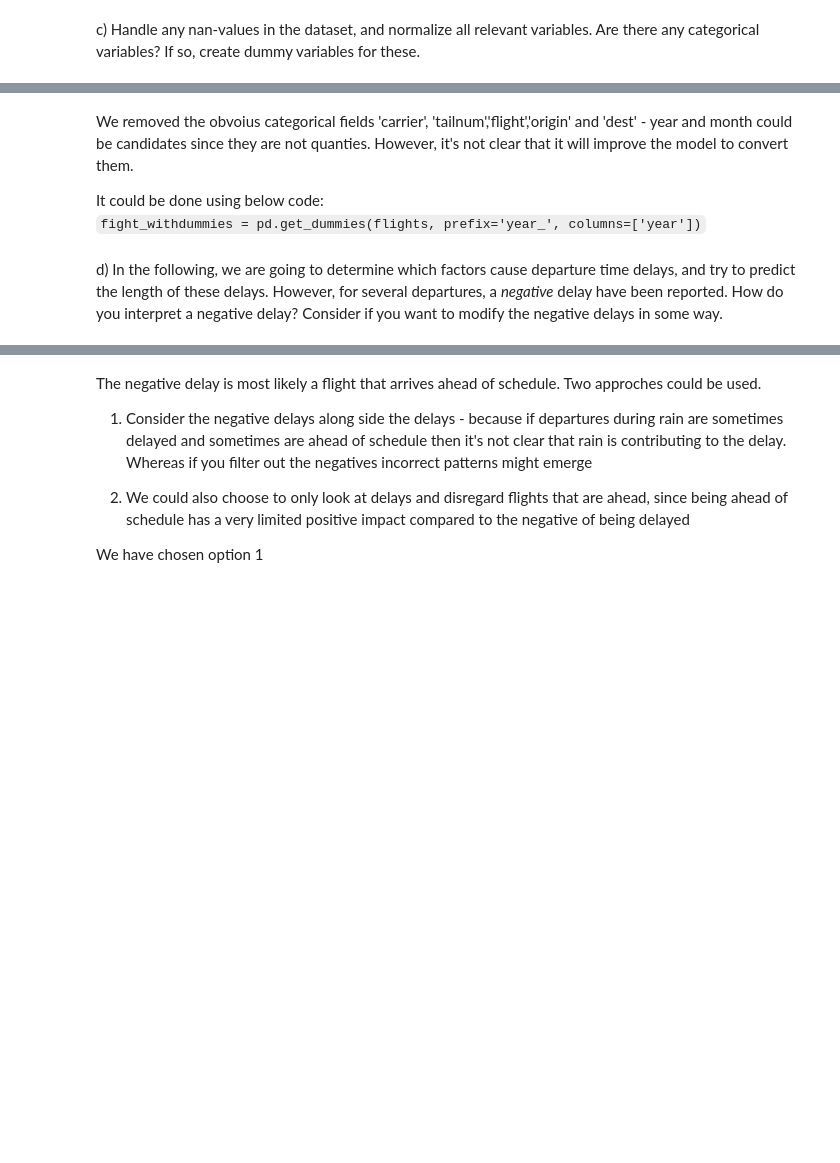
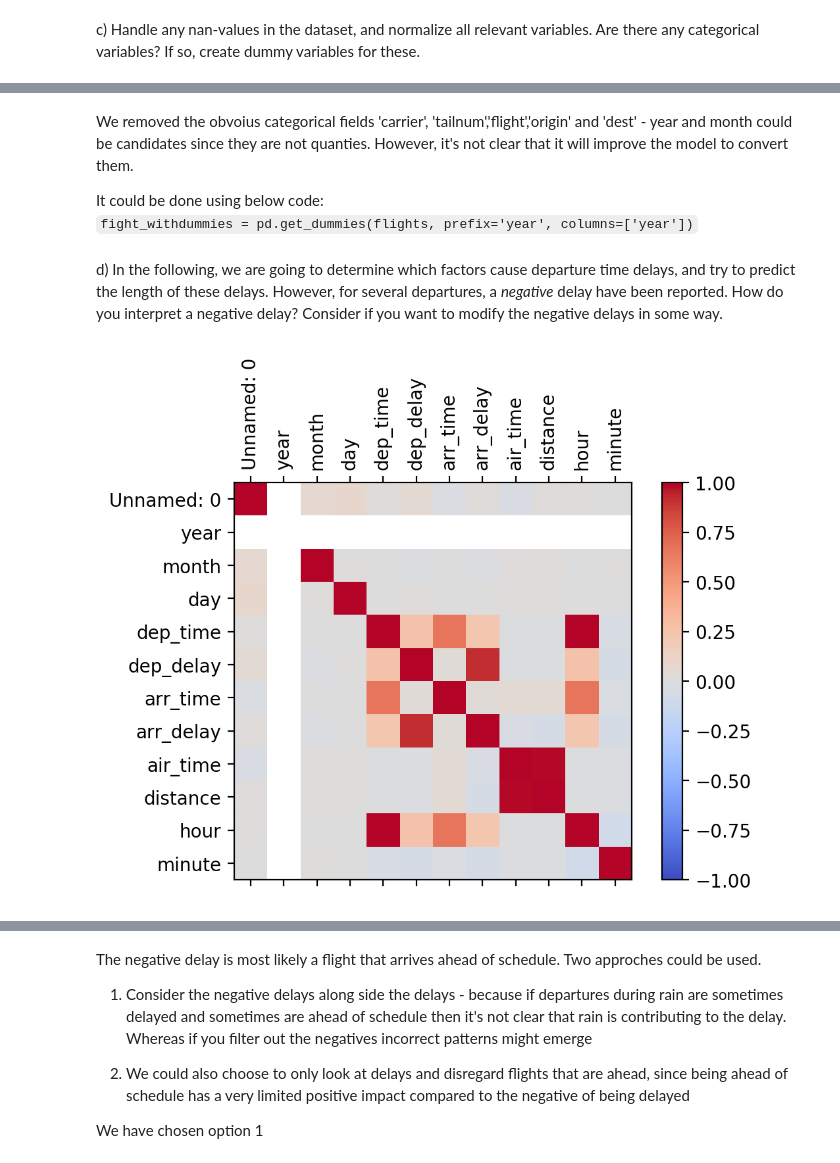
Before and after one commit to StephanThierry/ML-Group6, a Jupyter notebook: STH/STH-Assignment_3.ipynb, the cells around one changed output, grey strips where cells are left out. Cells and saved outputs as stored; diff of their text form; code cells hidden in the pictures; blank space fills up the shorter version.

```diff
--- a/STH/STH-Assignment_3.ipynb
+++ b/STH/STH-Assignment_3.ipynb
@@ -287,9 +287,8 @@ a) Load the data as a pandas dataframe and display the first 5 rows of the datas
 import pandas as pd
 
 flights= pd.read_csv('flights.csv')
-for col in ['carrier','tailnum','flight','origin','dest']:
-    flights = flights.drop(columns=col)
+flights = flights.drop(columns=['carrier','tailnum','flight','origin','dest'])
 print("Columns after drop: " + str(flights.columns))
 
 # Display first 5 rows
-print(flights[:5])
+print(flights[:5]) ## same af .head()
@@ -304,3 +335,6 @@ flights.hist( figsize=(14,16))
+# %%
+flights = flights.apply(np.log)
+#flights
 # %% [markdown]
 c) Handle any nan-values in the dataset, and normalize all relevant variables. Are there any categorical variables? If so, create dummy variables for these.
 # %%
@@ -318,9 +370,13 @@ print(flights.isnull().sum())
 #  like the mean, the mode or the median - in this case we use the
 #  'mode' meaning the most frequent observation. The code for "mean" is included in the comment
 
-for col in ['dep_time','dep_delay','arr_time','arr_delay','air_time','hour','minute']:
-    flights[col] = flights[col].fillna(flights[col].mode()[0])
-    #flights[col] = flights[col].fillna(flights[col].mean())
+# Replace:
+#for col in ['dep_time','dep_delay','arr_time','arr_delay','air_time','hour','minute']:
+#    flights[col] = flights[col].fillna(flights[col].mode()[0])
+#    #flights[col] = flights[col].fillna(flights[col].mean())
+
+# Drop: (It's ~3% of the data, so we have decided to drop it)
+flights = flights.dropna()     # Same as: flights.dropna(inplace=True)
 
 # We now see that we have 0 nulls in our dataset
 print(flights.isnull().sum())
@@ -328,6 +398,30 @@ print(flights.isnull().sum())
 We removed the obvoius categorical fields 'carrier', 'tailnum','flight','origin' and 'dest' - year and month could be candidates since they are not quanties. However, it's not clear that it will improve the model to convert them.
 
 It could be done using below code:
-`fight_withdummies = pd.get_dummies(flights, prefix='year_', columns=['year'])`
+`fight_withdummies = pd.get_dummies(flights, prefix='year', columns=['year'])`
 # %% [markdown]
 d) In the following, we are going to determine which factors cause departure time delays, and try to predict the length of these delays. However, for several departures, a *negative* delay have been reported. How do you interpret a negative delay? Consider if you want to modify the negative delays in some way.
+# %%
+from IPython.core.pylabtools import figsize
+import matplotlib
+%matplotlib inline
+
+matplotlib.rcParams['font.size'] = 10
+matplotlib.rcParams['figure.dpi'] = 200
+
+corr = flights.corr()
+fig_corr = plt.figure()
+ax = fig_corr.add_subplot(111)
+cax = ax.matshow(corr,cmap='coolwarm', vmin=-1, vmax=1)
+fig_corr.colorbar(cax)
+ticks = np.arange(0,len(flights.columns),1)
+ax.set_xticks(ticks)
+plt.xticks(rotation=90)
+ax.set_yticks(ticks)
+ax.set_xticklabels(flights.columns)
+ax.set_yticklabels(flights.columns)
+figsize(30, 30)
+
+plt.show()
+# %% [output]
+[figure, added]
```
Also changed, not shown: parts of 15 cells of this notebook.
